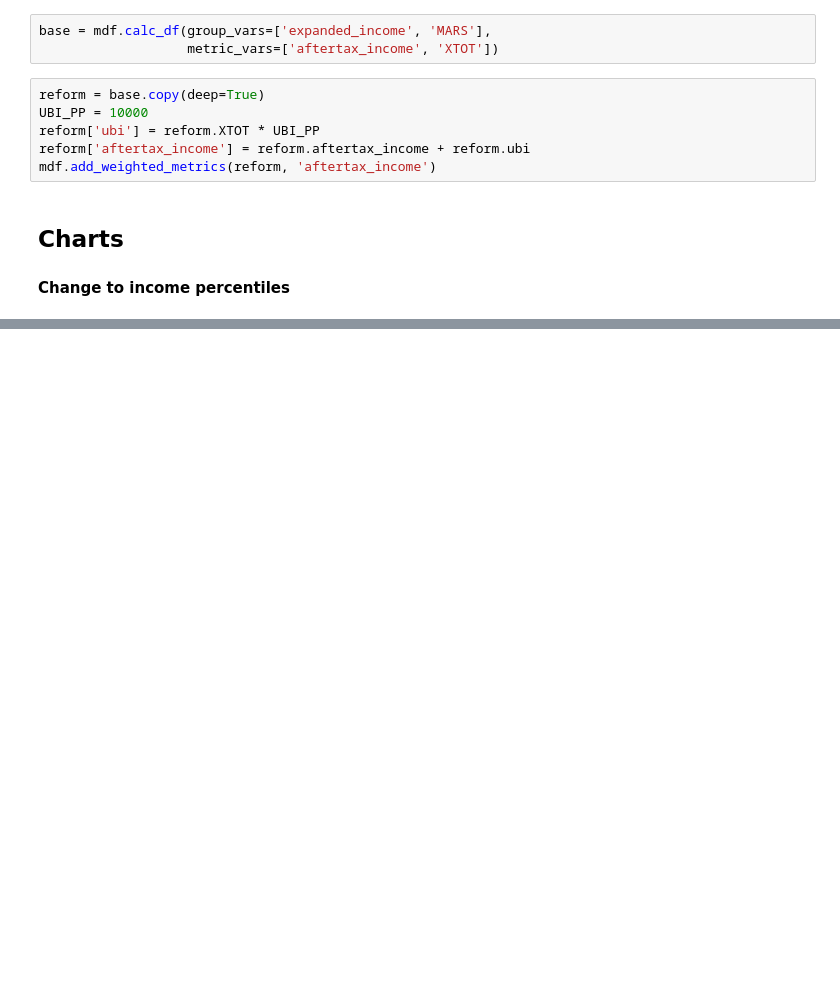
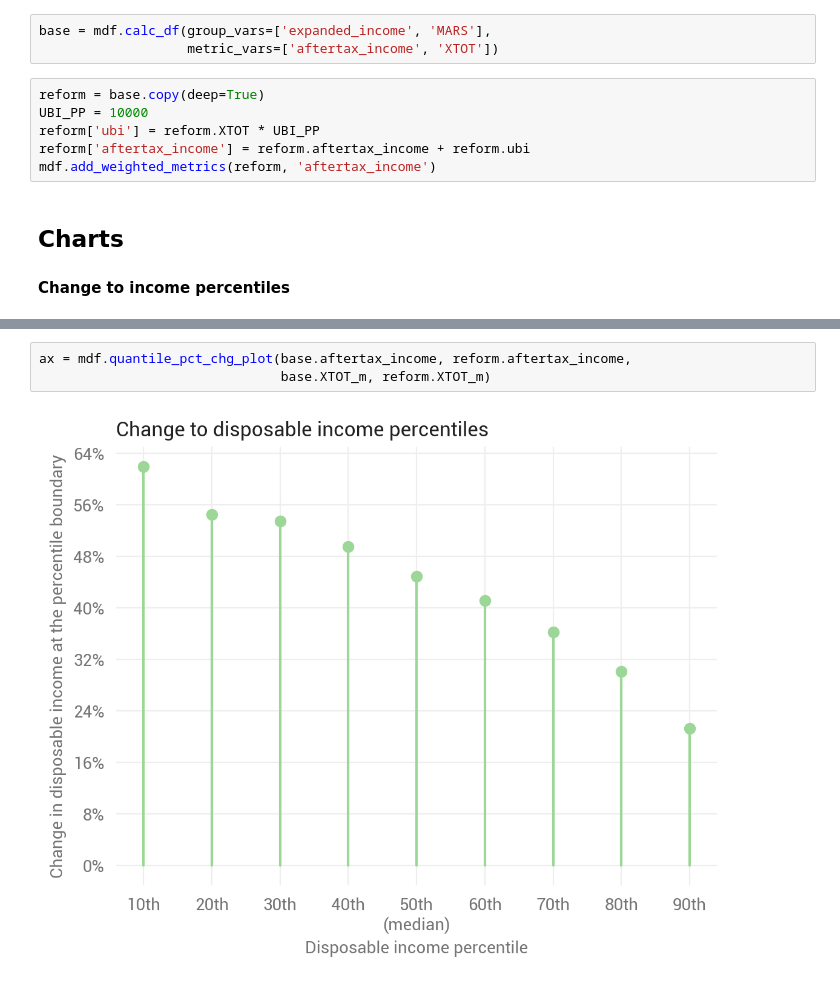
Before and after one commit to PSLmodels/microdf, a Jupyter notebook: examples/charts.ipynb, the cells around one changed output, grey strips where cells are left out. Saved outputs shown, nothing was run; the diff lists cells and outputs as text; blank space fills up the shorter version.

```diff
--- a/examples/charts.ipynb
+++ b/examples/charts.ipynb
@@ -34,3 +34,8 @@ ax = mdf.quantile_chg_plot(base.aftertax_income, reform.aftertax_income,
+# %%
+ax = mdf.quantile_pct_chg_plot(base.aftertax_income, reform.aftertax_income,
+                               base.XTOT_m, reform.XTOT_m)
+# %% [output]
+[figure, added]
 # %%
 ax = mdf.quantile_chg_plot(base.aftertax_income, reform.aftertax_income,
                            base.XTOT_m, reform.XTOT_m,
```
Also changed, not shown: parts of 3 cells of this notebook, 1 other file.
